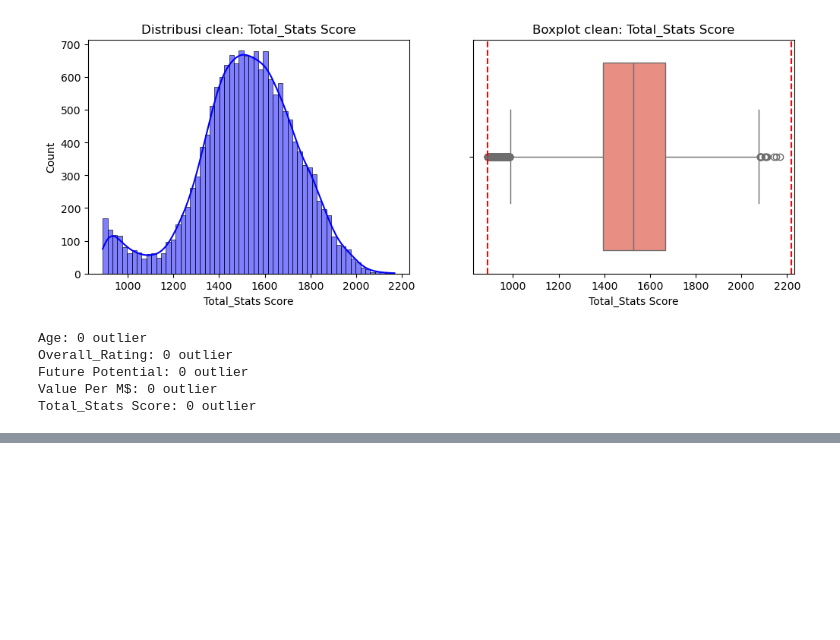
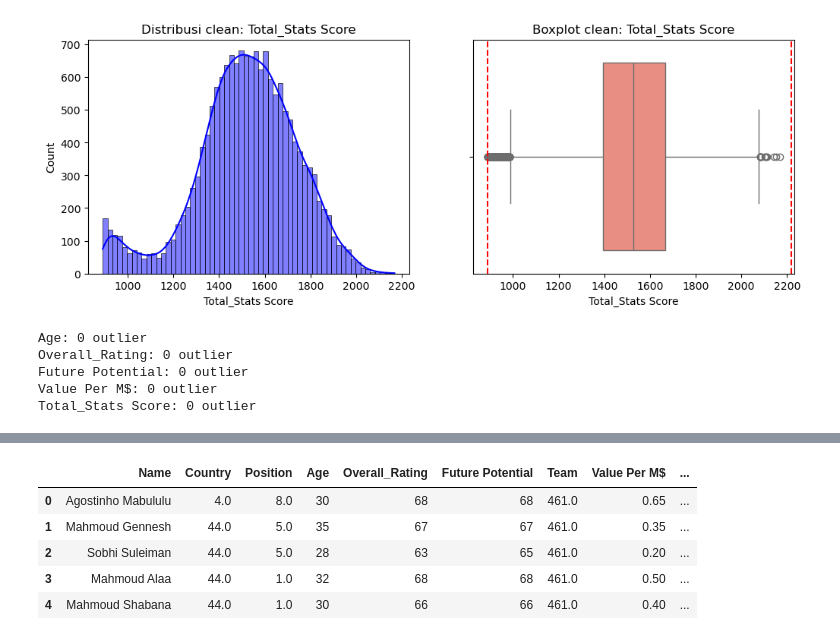
Before and after one commit to HafidzAfrieno/Data-Cleaning-Project, a Jupyter notebook: fifa_player_Skor_cleaning.ipynb, the cells around one changed output, grey strips where cells are left out. Drawn from its saved outputs; the diff is of its cells as text; code cells hidden in the pictures; blank space fills up the shorter version.

```diff
--- a/fifa_player_Skor_cleaning.ipynb
+++ b/fifa_player_Skor_cleaning.ipynb
@@ -165,0 +217,3 @@ Total_Stats Score: 0 outlier
+# %%
+df_ordinal = df[['Position','Team','Country']]
+df_ordinal.head(5)
@@ -165,0 +227,13 @@ Total_Stats Score: 0 outlier
+# %%
+encoder = OrdinalEncoder()
+encoded = encoder.fit_transform(df[df_ordinal.columns])
+df[df_ordinal.columns] = encoded
+# %%
+df.head(5)
+# %% [output]
+|  | Name | Country | Position | Age | Overall_Rating | Future Potential | Team | Value Per M$ | ... |
+| 0 | Agostinho Mabululu | 4.0 | 8.0 | 30 | 68 | 68 | 461.0 | 0.65 | ... |
+| 1 | Mahmoud Gennesh | 44.0 | 5.0 | 35 | 67 | 67 | 461.0 | 0.35 | ... |
+| 2 | Sobhi Suleiman | 44.0 | 5.0 | 28 | 63 | 65 | 461.0 | 0.20 | ... |
+| 3 | Mahmoud Alaa | 44.0 | 1.0 | 32 | 68 | 68 | 461.0 | 0.50 | ... |
+| 4 | Mahmoud Shabana | 44.0 | 1.0 | 30 | 66 | 66 | 461.0 | 0.40 | ... |
```
Also changed, not shown: parts of 10 cells of this notebook.
